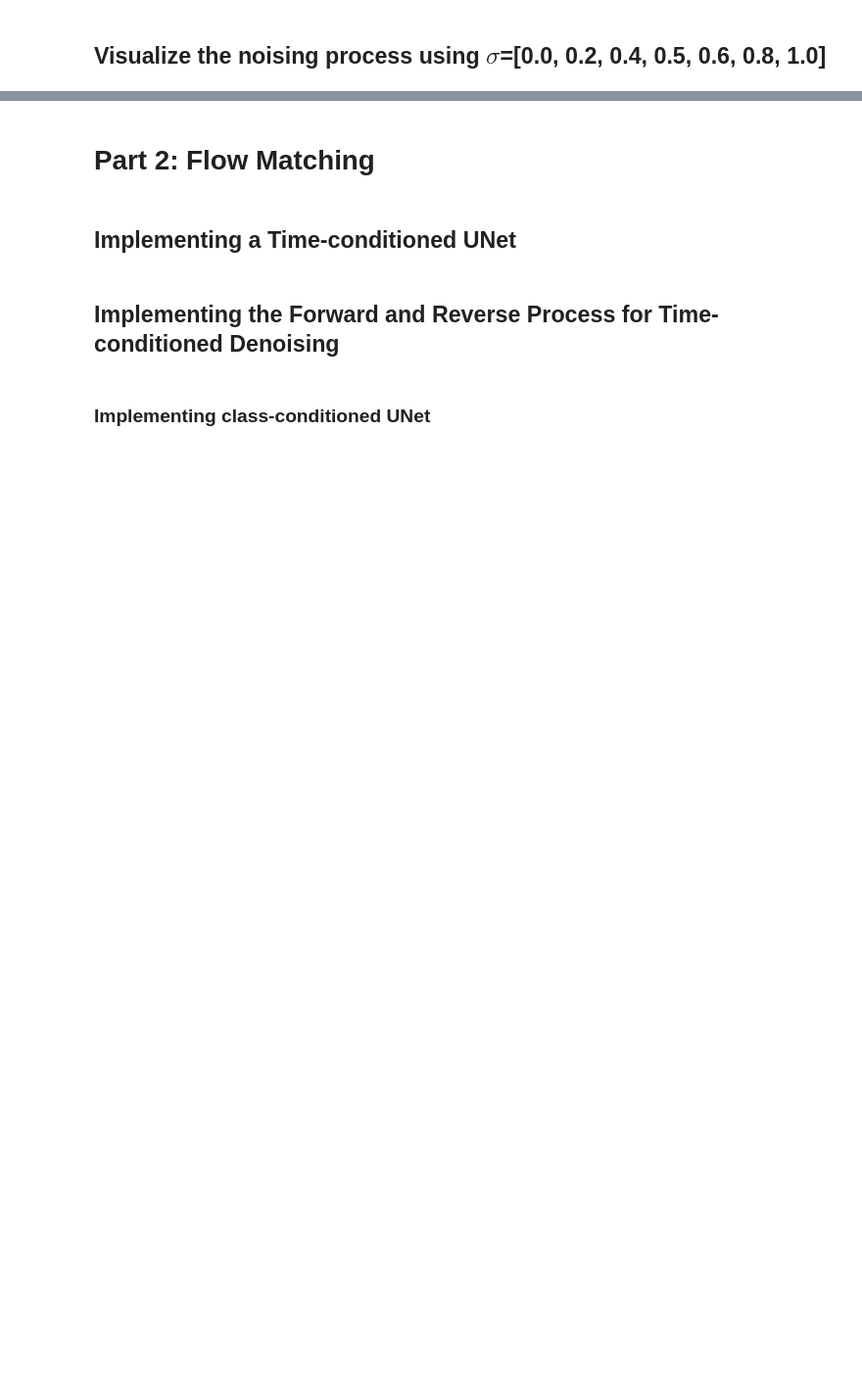
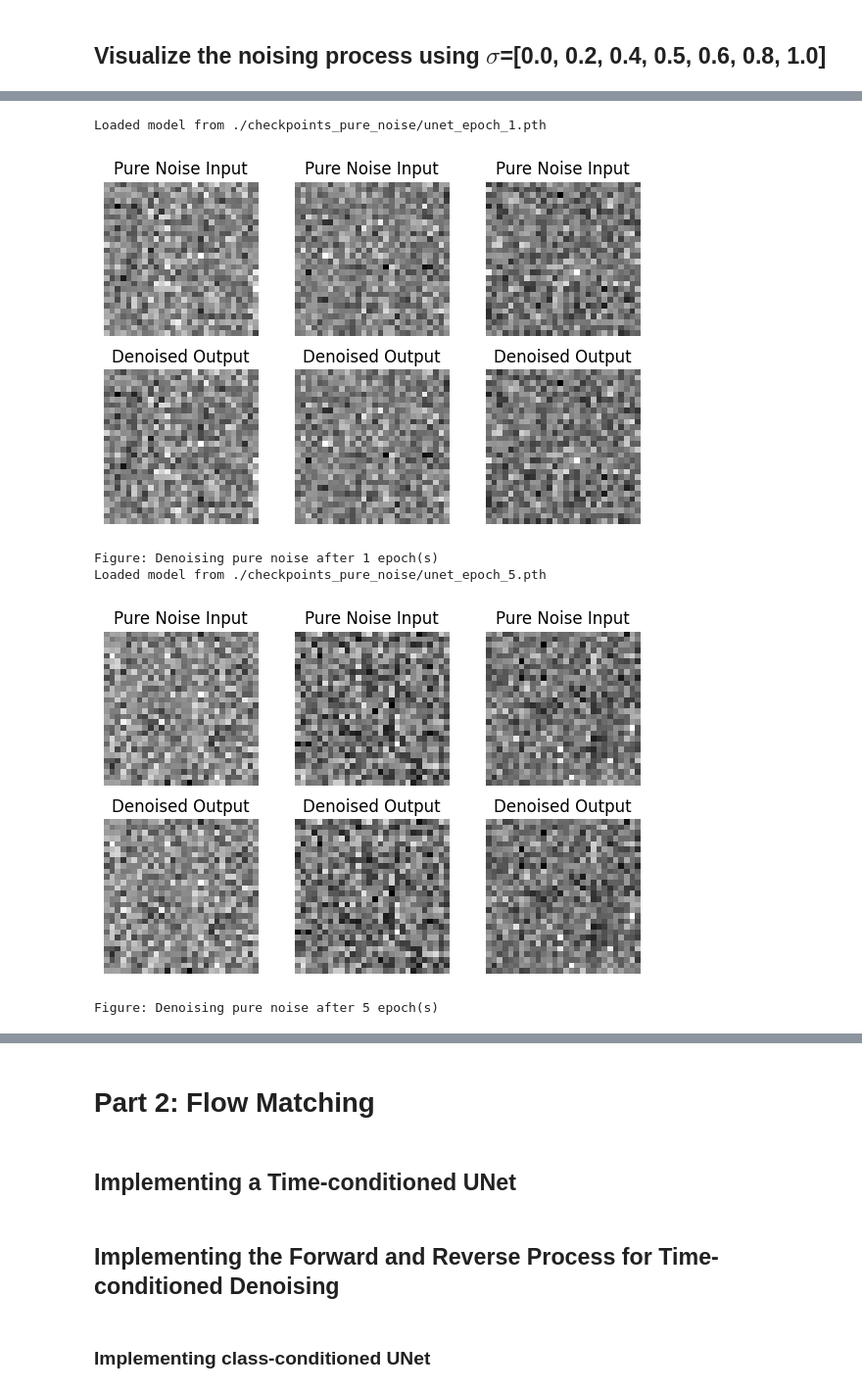
Before and after one commit to LIYunzhe1408/Flow-Matching, a Jupyter notebook: cs180_proj5b_flowmatching_starter.ipynb, the cells around one changed output, grey strips where cells are left out. Shown at 98% size. Drawn from its saved outputs; the diff is of its cells as text; code cells hidden in the pictures; blank space fills up the shorter version.

```diff
--- a/cs180_proj5b_flowmatching_starter.ipynb
+++ b/cs180_proj5b_flowmatching_starter.ipynb
@@ -437,0 +583,52 @@ plt.show()
+# %%
+import matplotlib.pyplot as plt
+
+# Function to load model checkpoint
+def load_checkpoint(model, epoch):
+    checkpoint_path = f"./checkpoints_pure_noise/unet_epoch_{epoch}.pth"
+    model.load_state_dict(torch.load(checkpoint_path, map_location=device))
+    model.to(device)
+    print(f"Loaded model from {checkpoint_path}")
+    return model
+
+def visualize_pure_noise_denoising(model, epoch):
+    model.eval()
+    # Change batch_size to 3 to load 3 images
+    test_loader = DataLoader(PureNoiseDataset(size=3), batch_size=3, shuffle=False)
+
+    with torch.no_grad():
+        for z, _ in test_loader:
+            z = z.to(device)
+            x_pred = model(z)  # Denoised output
+            break  # Take only one batch
+
+    z = z.cpu().numpy()
+    x_pred = x_pred.cpu().numpy()
+
+    fig, axes = plt.subplots(2, 3, figsize=(6, 4))
+
+    for i in range(3):  # Show first 3 samples
+        axes[0, i].imshow(z[i, 0], cmap="gray")
+        axes[0, i].set_title(f"Pure Noise Input")
+        axes[0, i].axis("off")
+
+        axes[1, i].imshow(x_pred[i, 0], cmap="gray")
+        axes[1, i].set_title(f"Denoised Output")
+        axes[1, i].axis("off")
+
+    plt.tight_layout()
+    plt.show()
+    print(f"Figure: Denoising pure noise after {epoch} epoch(s)")
+
+# **Run inference for epoch 1 and 5**
+for epoch in save_epochs:
+    model = UnconditionalUNet(in_channels=1, num_hiddens=128).to(device)  # Re-initialize model
+    model = load_checkpoint(model, epoch)
+    visualize_pure_noise_denoising(model, epoch)
+# %% [output]
+Loaded model from ./checkpoints_pure_noise/unet_epoch_1.pth
+[figure, added]
+Figure: Denoising pure noise after 1 epoch(s)
+Loaded model from ./checkpoints_pure_noise/unet_epoch_5.pth
+[figure, added]
+Figure: Denoising pure noise after 5 epoch(s)
```
Also changed, not shown: parts of 11 cells of this notebook.
